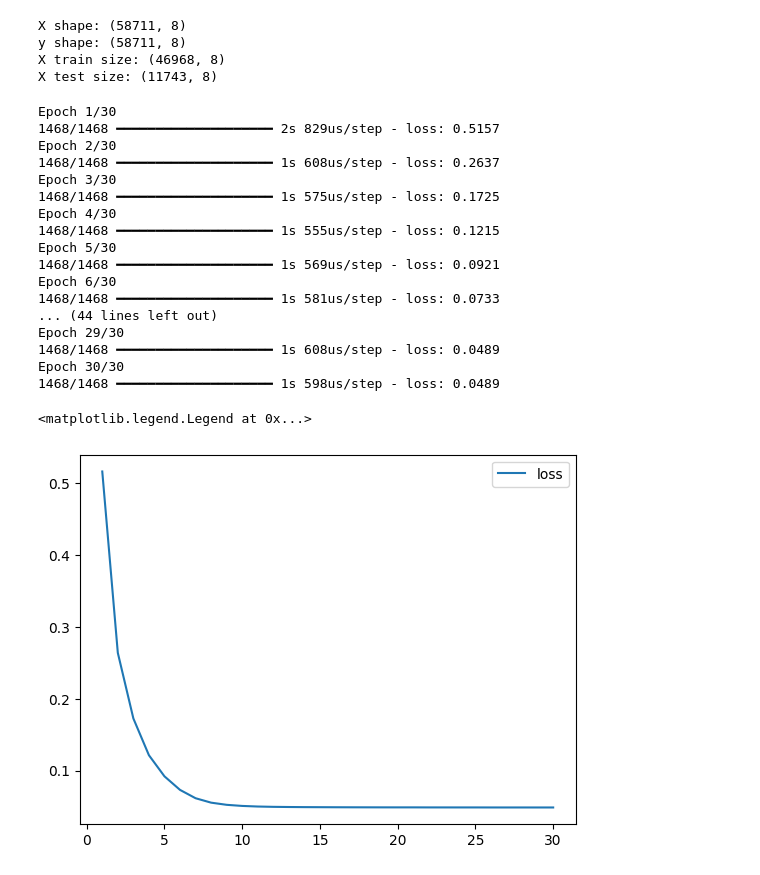
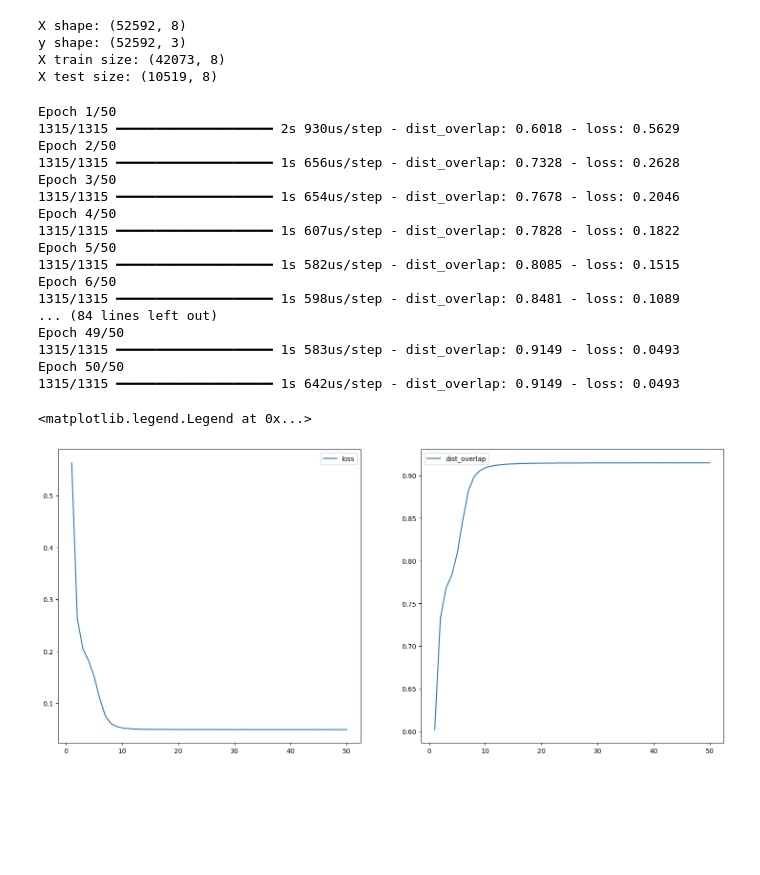
Before and after one commit to filipkojro/qw-defects, a Jupyter notebook: autoencoder_test.ipynb, the cells around one changed output. Drawn from its saved outputs; the diff is of its cells as text; code cells hidden in the pictures; blank space fills up the shorter version.

Commit message:
better autoenc

```diff
--- a/autoencoder_test.ipynb
+++ b/autoencoder_test.ipynb
@@ -25,8 +26,8 @@ class Autoencoder(tf.keras.Model):
 latent_dim = 2
 autoencoder = Autoencoder(latent_dim)
 # %%
-X = np.load("dataset_denoising_multiple_X.npz")['arr_0']
-y = np.load("dataset_denoising_multiple_y.npz")['arr_0']
+X = np.load("dataset_autoenc_3_X.npz", allow_pickle=True)['arr_0']
+y = np.load("dataset_autoenc_3_y.npz", allow_pickle=True)['arr_0']
 
 print(f"X shape: {X.shape}")
 print(f"y shape: {y.shape}")
@@ -37,50 +38,56 @@ X_train, X_test, y_train, y_test = sklearn.model_selection.train_test_split(X, y
 print(f"X train size: {X_train.shape}")
 print(f"X test size: {X_test.shape}")
 # %% [output]
-X shape: (58711, 8)
-y shape: (58711, 8)
-X train size: (46968, 8)
-X test size: (11743, 8)
+X shape: (52592, 8)
+y shape: (52592, 3)
+X train size: (42073, 8)
+X test size: (10519, 8)
 # %%
 autoencoder.compile(
     optimizer = tf.keras.optimizers.Adam(learning_rate=0.001),
     loss=tf.keras.losses.KLDivergence(),
+    metrics=[DistributionOverlap()]
 )
 
 history = autoencoder.fit(
-    y_train, y_train,
-    epochs=30,
+    X_train, X_train,
+    epochs=50,
     batch_size=32,
 )
 # %% [output]
-Epoch 1/30
-1468/1468 ━━━━━━━━━━━━━━━━━━━━ 2s 829us/step - loss: 0.5157
-Epoch 2/30
-1468/1468 ━━━━━━━━━━━━━━━━━━━━ 1s 608us/step - loss: 0.2637
-Epoch 3/30
-1468/1468 ━━━━━━━━━━━━━━━━━━━━ 1s 575us/step - loss: 0.1725
-Epoch 4/30
-1468/1468 ━━━━━━━━━━━━━━━━━━━━ 1s 555us/step - loss: 0.1215
-Epoch 5/30
-1468/1468 ━━━━━━━━━━━━━━━━━━━━ 1s 569us/step - loss: 0.0921
-Epoch 6/30
-1468/1468 ━━━━━━━━━━━━━━━━━━━━ 1s 581us/step - loss: 0.0733
-... (44 lines left out)
-Epoch 29/30
-1468/1468 ━━━━━━━━━━━━━━━━━━━━ 1s 608us/step - loss: 0.0489
-Epoch 30/30
-1468/1468 ━━━━━━━━━━━━━━━━━━━━ 1s 598us/step - loss: 0.0489
+Epoch 1/50
+1315/1315 ━━━━━━━━━━━━━━━━━━━━ 2s 930us/step - dist_overlap: 0.6018 - loss: 0.5629
+Epoch 2/50
+1315/1315 ━━━━━━━━━━━━━━━━━━━━ 1s 656us/step - dist_overlap: 0.7328 - loss: 0.2628
+Epoch 3/50
+1315/1315 ━━━━━━━━━━━━━━━━━━━━ 1s 654us/step - dist_overlap: 0.7678 - loss: 0.2046
+Epoch 4/50
+1315/1315 ━━━━━━━━━━━━━━━━━━━━ 1s 607us/step - dist_overlap: 0.7828 - loss: 0.1822
+Epoch 5/50
+1315/1315 ━━━━━━━━━━━━━━━━━━━━ 1s 582us/step - dist_overlap: 0.8085 - loss: 0.1515
+Epoch 6/50
+1315/1315 ━━━━━━━━━━━━━━━━━━━━ 1s 598us/step - dist_overlap: 0.8481 - loss: 0.1089
+... (84 lines left out)
+Epoch 49/50
+1315/1315 ━━━━━━━━━━━━━━━━━━━━ 1s 583us/step - dist_overlap: 0.9149 - loss: 0.0493
+Epoch 50/50
+1315/1315 ━━━━━━━━━━━━━━━━━━━━ 1s 642us/step - dist_overlap: 0.9149 - loss: 0.0493
 # %%
 loss = history.history['loss']
+dist_overlap = history.history['dist_overlap']
 
 epochs = range(1, len(loss) + 1)
 # %%
+fig, ax = plt.subplots(ncols=2, figsize=(18,8))
 
-plt.plot(epochs, loss, label="loss")
-plt.legend()
+ax[0].plot(epochs, loss, label="loss")
+ax[0].legend()
+
+ax[1].plot(epochs, dist_overlap, label="dist_overlap")
+ax[1].legend()
 # %% [output]
 <matplotlib.legend.Legend at 0x...>
-[figure, old version]
+[figure, new version]
 # %%
 i = 1
 
```
Also changed, not shown: parts of 11 cells of this notebook, 7 other files.
